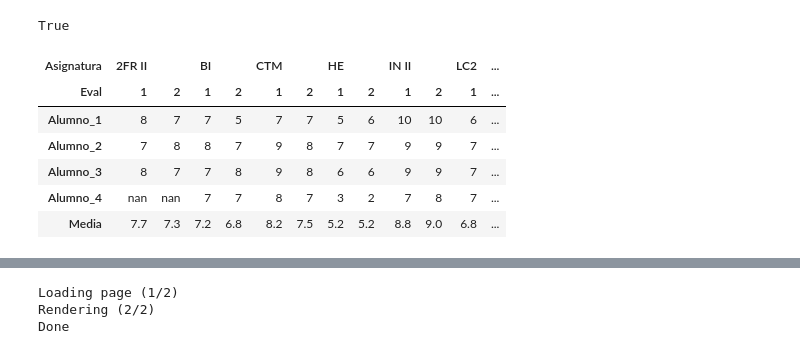
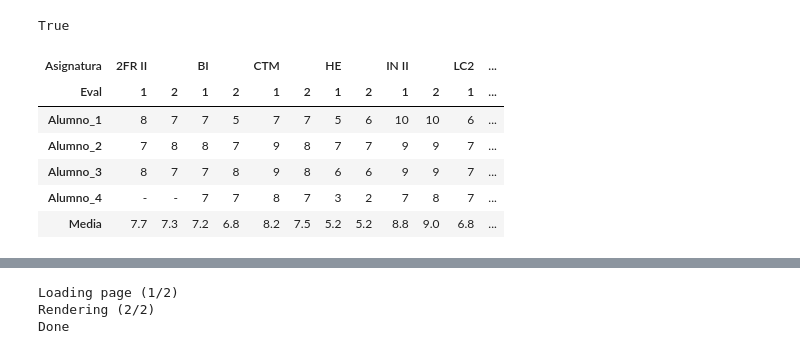
Before and after one commit to crdguez/mat4ac, a Jupyter notebook: notebooks/est_evaluacion_2021.ipynb, the cells around one changed output, grey strips where cells are left out. Drawn from its saved outputs; the diff is of its cells as text; code cells hidden in the pictures.

```diff
--- a/notebooks/est_evaluacion_2021.ipynb
+++ b/notebooks/est_evaluacion_2021.ipynb
@@ -163,34 +164,44 @@ Rendering (2/2)
 Done
 True
 # %%
-%precision %.2f
-
-#df = actilla_final.drop(['Suspenso'], axis=1)
+###### df = actilla_final.drop(['Suspenso'], axis=1)
 df = actilla_final[actilla_final.Eval <= ultima_evaluacion]
 
 df1 = df.set_index(['Alumno','Asignatura','Eval']).Nota.astype(int).unstack('Asignatura').unstack('Eval')
 
-df2 = df[df.Eval == ultima_evaluacion].groupby('Alumno')[['Nota']].mean().round(1).rename(columns={'Nota': ('Nota',''+str(ultima_evaluacion)+'ev',str(ultima_evaluacion))})
+#df2 = df[df.Eval == ultima_evaluacion].groupby('Alumno')[['Nota']].mean().round(1).rename(columns={'Nota': ('Nota',''+str(ultima_evaluacion)+'ev',str(ultima_evaluacion))})
+
+df2 = df[df.Eval == ultima_evaluacion].groupby('Alumno')[['Nota']].mean().rename(columns={'Nota': ('Nota',''+str(ultima_evaluacion)+'',str(ultima_evaluacion))})
 
 df3 = df.groupby(['Asignatura','Eval'])[['Nota']].mean()
 
 
 #df3.T.round(1)
 
-df4 = pd.concat([df1,df3.T.rename(index={'Nota': 'Media'}).round(1)])
+df4 = pd.concat([df1,df3.T.rename(index={'Nota': 'Media'})])
 
 #df5 = pd.concat([df4,df2], axis=1, sort=False).fillna('-').round(1)
 
 #df5.style.applymap(color_negative_red)
 
-df5 = pd.concat([df4,df2], axis=1, sort=False).round(1)
+df5 = pd.concat([df4,df2], axis=1, sort=False)
+df6 = actilla_final[actilla_final.Eval == ultima_evaluacion].groupby(['Alumno','Eval'])[['Suspenso']].sum().unstack('Eval').rename(columns={'Suspenso':'MNS'})
+df5 = pd.concat([df5,df6], axis=1, sort=False)
 
-df5.style.format("{:.0f}").format("{:.1f}",subset=(df5.index,df5.columns[-1:])).format("{:.1f}",subset=(df5.index[-1:],df5.columns)).applymap(color_negative_red).highlight_null("white").set_na_rep('-')
+
+
+# calculamos la media de las medias de las notas y la suma total de suspensos
+df5.iloc[-1:,-2:-1]=df2.mean()[0]
+df5.iloc[-1:,-1:]=df6.sum()[0]
+
+#df5.style.set_precision(0).format("{:.0f}").format("{:.1f}",subset=(df5.index,df5.columns[-1:])).format("{:.1f}",subset=(df5.index[-1:],df5.columns)).applymap(color_negative_red).highlight_null("white").set_na_rep('-')
+
+df5.style.set_precision(0).format("{:.1f}",subset=(df5.index,df5.columns[-1:])).format("{:.1f}",subset=(df5.index[-1:],df5.columns)).applymap(color_negative_red).highlight_null("white").set_na_rep('-')
 # %% [output]
 | Asignatura | 2FR II |  | BI |  | CTM |  | HE |  | IN II |  | LC2 | ... |
 | Eval | 1 | 2 | 1 | 2 | 1 | 2 | 1 | 2 | 1 | 2 | 1 | ... |
 | Alumno_1 | 8 | 7 | 7 | 5 | 7 | 7 | 5 | 6 | 10 | 10 | 6 | ... |
 | Alumno_2 | 7 | 8 | 8 | 7 | 9 | 8 | 7 | 7 | 9 | 9 | 7 | ... |
 | Alumno_3 | 8 | 7 | 7 | 8 | 9 | 8 | 6 | 6 | 9 | 9 | 7 | ... |
-| Alumno_4 | nan | nan | 7 | 7 | 8 | 7 | 3 | 2 | 7 | 8 | 7 | ... |
+| Alumno_4 | - | - | 7 | 7 | 8 | 7 | 3 | 2 | 7 | 8 | 7 | ... |
 | Media | 7.7 | 7.3 | 7.2 | 6.8 | 8.2 | 7.5 | 5.2 | 5.2 | 8.8 | 9.0 | 6.8 | ... |
```
Also changed, not shown: parts of 3 cells of this notebook, 2 other files.
